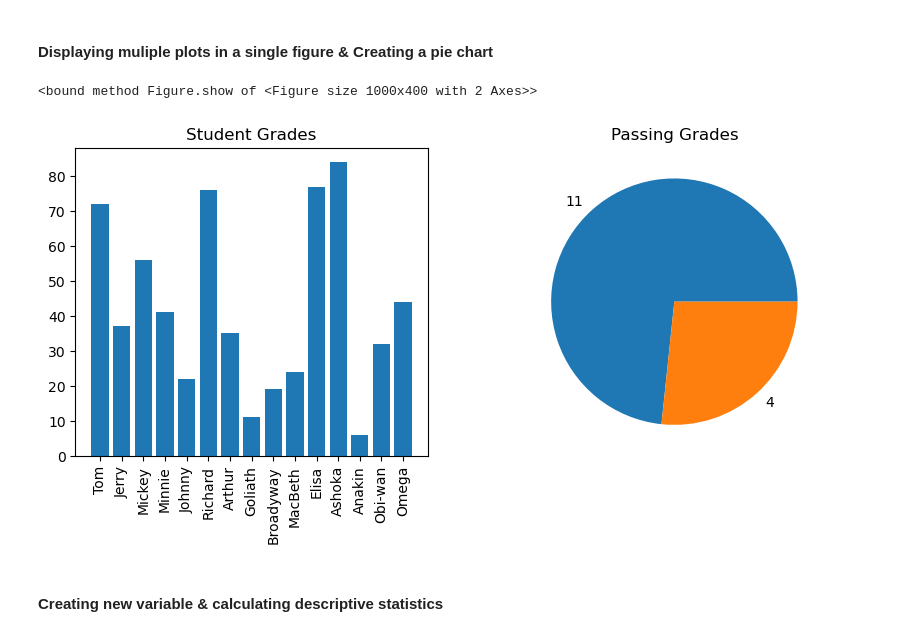
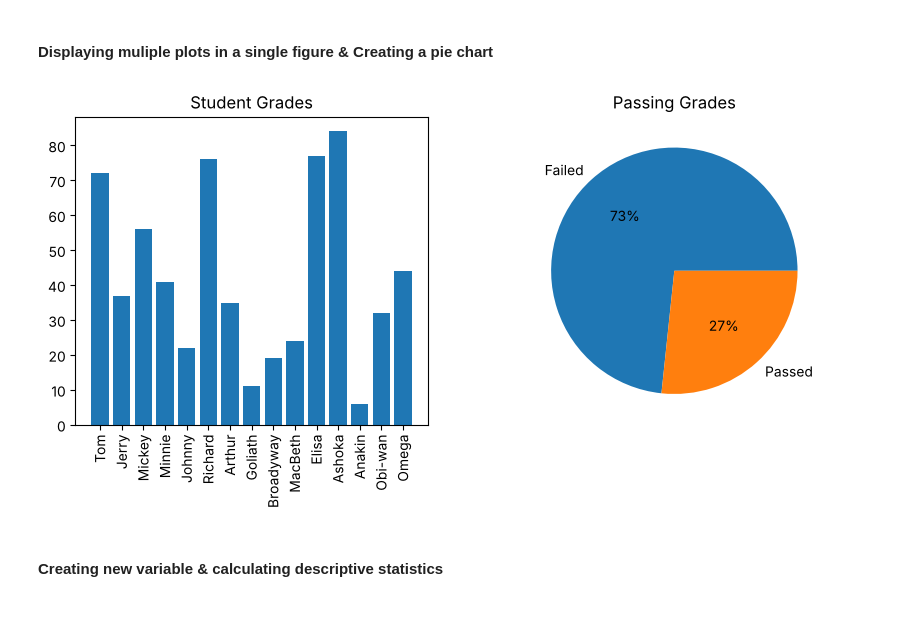
Before and after one commit to Dito-84/dstoolkit, a Jupyter notebook: Python_for_Data_Science_Matplotlib.ipynb, the cells around one changed output. Cells and saved outputs as stored; diff of their text form; code cells hidden in the pictures.

```diff
--- a/Python_for_Data_Science_Matplotlib.ipynb
+++ b/Python_for_Data_Science_Matplotlib.ipynb
@@ -94,22 +94,21 @@ df_students.plot.bar(x='Name', y='Grade', figsize=(10,4), color = "green")
 # %%
 fig, ax = plt.subplots(1,2, figsize=(10, 4))
 
 ax[0].bar(x = df_students.Name, height= df_students.Grade)
 
 ax[0].set_title("Student Grades")
 ax[0].set_xticks(df_students.Name)
 ax[0].set_xticklabels(df_students.Name, rotation=90)
 
 passes_count = df_students.Passed.value_counts()
 
-ax[1].pie(passes_count, labels=passes_count)
+ax[1].pie(passes_count, labels=passes_count.index.map({True: 'Passed', False: 'Failed'}), autopct='%1.0f%%')
 
 ax[1].set_title("Passing Grades")
 
-fig.show
+plt.show()
 # %% [output]
-<bound method Figure.show of <Figure size 1000x400 with 2 Axes>>
-[figure, old version]
+[figure, new version]
 # %% [markdown]
 #### Creating new variable & calculating descriptive statistics
 # %%
```
Also changed, not shown: parts of 18 cells of this notebook, 6 other files.
